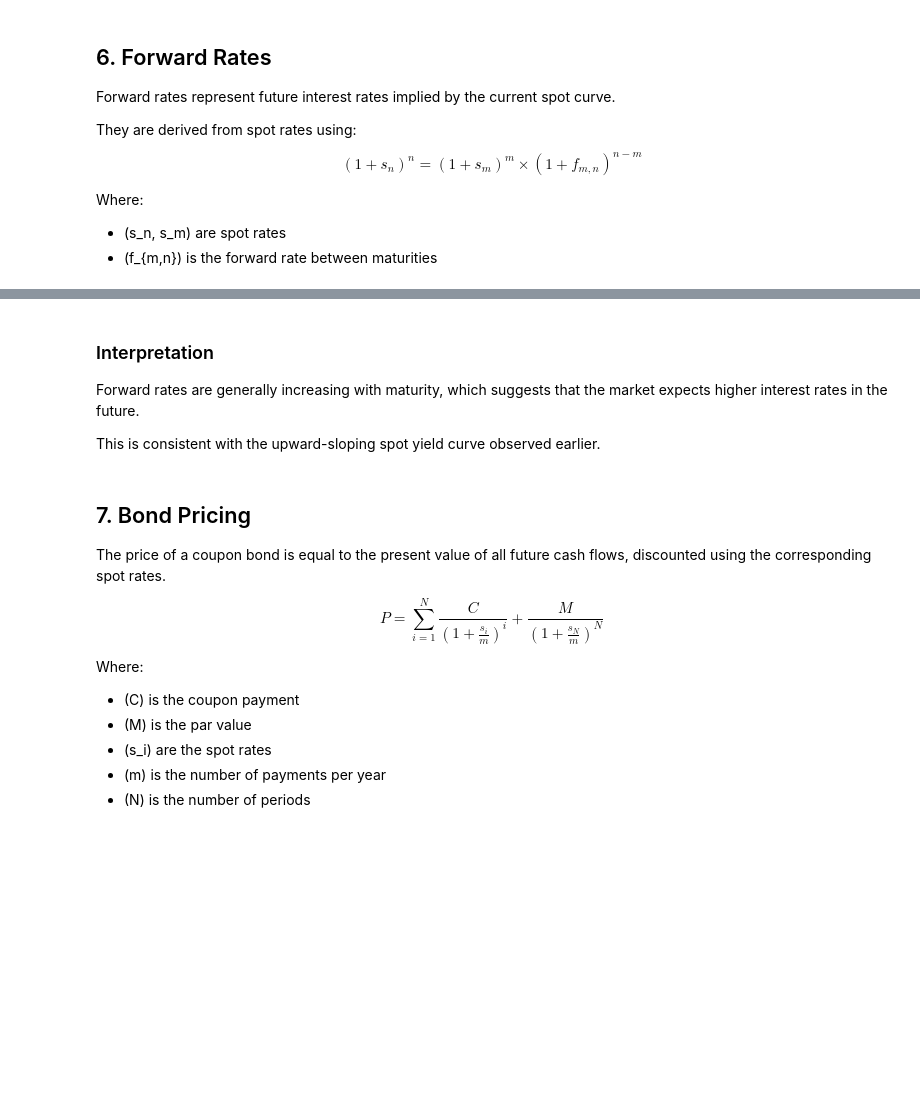
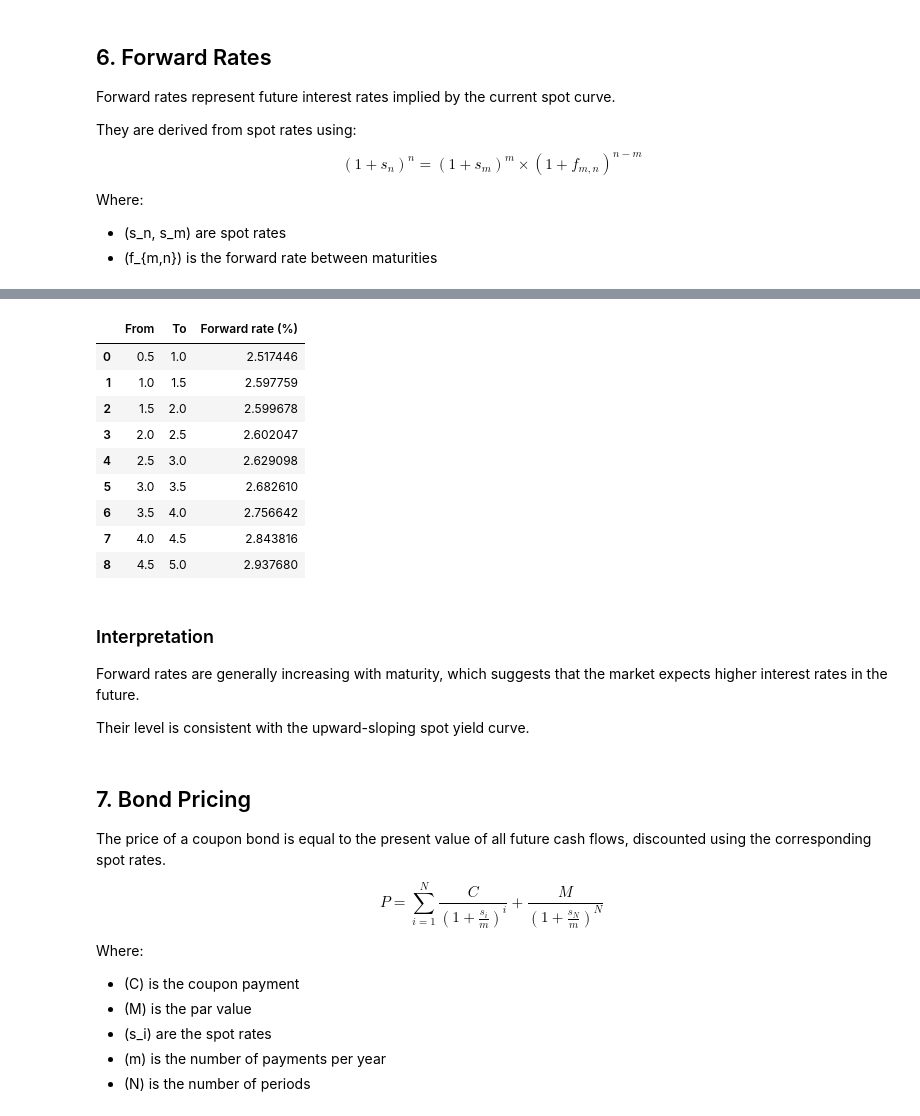
Before and after one commit to hananelarbi/risk_management, a Jupyter notebook: Project_2_bonds/src/RM_responses.ipynb, the cells around one changed output, grey strips where cells are left out. Saved outputs shown, nothing was run; the diff lists cells and outputs as text; code cells hidden in the pictures; blank space fills up the shorter version.

Commit message:
Final adjustments (Q6 forward rates fix, Q10 structure, Q11 clarification)

```diff
--- a/Project_2_bonds/src/RM_responses.ipynb
+++ b/Project_2_bonds/src/RM_responses.ipynb
@@ -337,9 +279,54 @@ Q6 Results
+# %%
+# Q6 - Compute forward rates from spot rates
+
+import pandas as pd
+
+df = pd.read_csv("../data/ecb_spot_rates.csv")
+
+m = 2
+
+forward_rows = []
+
+for i in range(1, len(df)):
+
+    t1 = df.loc[i-1, "maturity"]
+    s1 = df.loc[i-1, "spot_rate"] / 100
+
+    t2 = df.loc[i, "maturity"]
+    s2 = df.loc[i, "spot_rate"] / 100
+
+    n1 = int(t1 * m)
+    n2 = int(t2 * m)
+
+    # Forward rate (annualized)
+    f = m * (((1 + s2/m)**n2 / (1 + s1/m)**n1)**(1/(n2 - n1)) - 1)
+
+    forward_rows.append({
+        "From": t1,
+        "To": t2,
+        "Forward rate (%)": f * 100
+    })
+
+df_forward = pd.DataFrame(forward_rows)
+
+df_forward
+# %% [output]
+|  | From | To | Forward rate (%) |
+| 0 | 0.5 | 1.0 | 2.517446 |
+| 1 | 1.0 | 1.5 | 2.597759 |
+| 2 | 1.5 | 2.0 | 2.599678 |
+| 3 | 2.0 | 2.5 | 2.602047 |
+| 4 | 2.5 | 3.0 | 2.629098 |
+| 5 | 3.0 | 3.5 | 2.682610 |
+| 6 | 3.5 | 4.0 | 2.756642 |
+| 7 | 4.0 | 4.5 | 2.843816 |
+| 8 | 4.5 | 5.0 | 2.937680 |
 # %% [markdown]
 ### Interpretation
 
 Forward rates are generally increasing with maturity, which suggests that the market expects higher interest rates in the future.
 
-This is consistent with the upward-sloping spot yield curve observed earlier.
+Their level is consistent with the upward-sloping spot yield curve.
 # %% [markdown]
 ## 7. Bond Pricing
 
```
Also changed, not shown: parts of 12 cells of this notebook.
